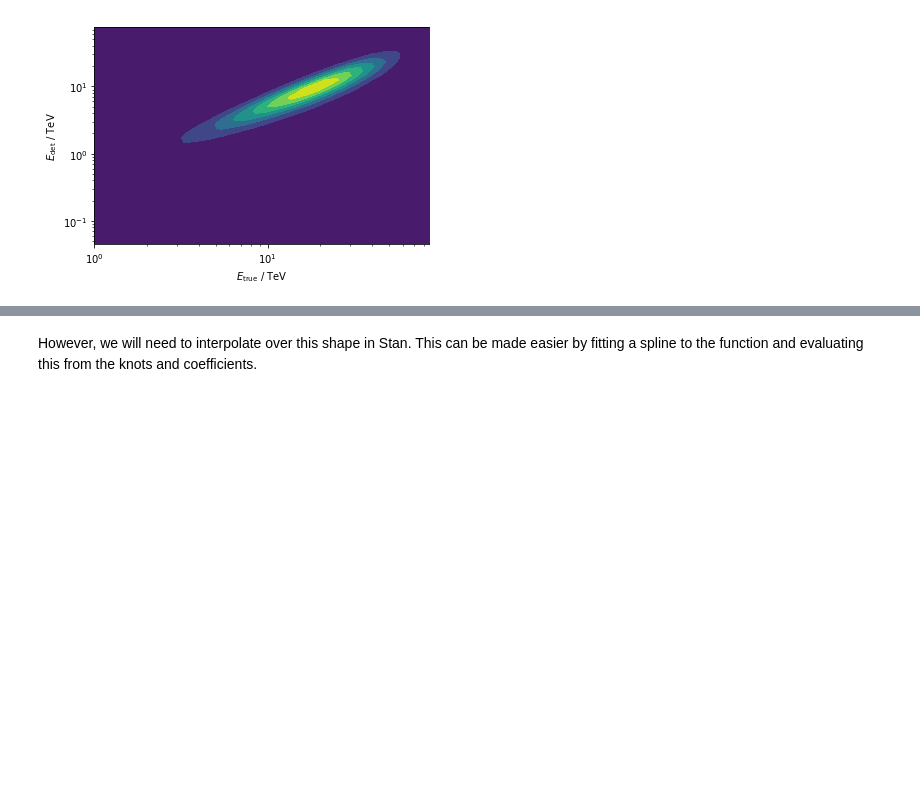
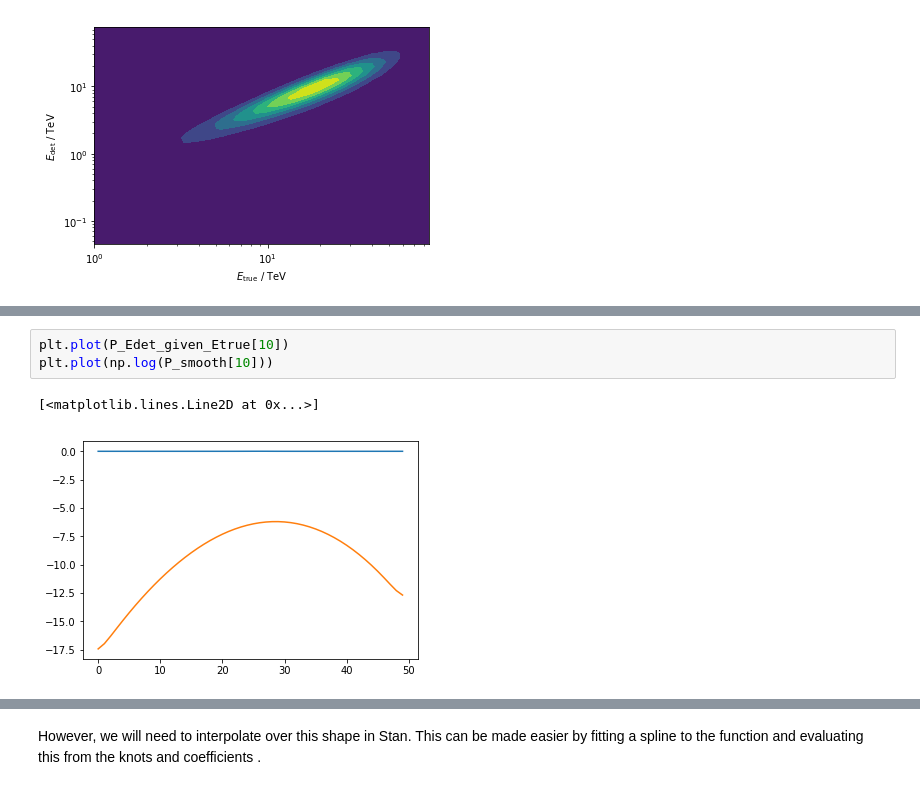
Before and after one commit to cescalara/instrument_response, a Jupyter notebook: fit_demo.ipynb, the cells around one changed output, grey strips where cells are left out. Drawn from its saved outputs; the diff is of its cells as text; blank space fills up the shorter version.

```diff
--- a/fit_demo.ipynb
+++ b/fit_demo.ipynb
@@ -115,0 +137,6 @@ ax.set_ylabel('$E_\mathrm{det}$ / TeV');
+# %%
+plt.plot(P_Edet_given_Etrue[10])
+plt.plot(np.log(P_smooth[10]))
+# %% [output]
+[<matplotlib.lines.Line2D at 0x...>]
+[figure, added]
```
Also changed, not shown: parts of 14 cells of this notebook, 1 other file.
